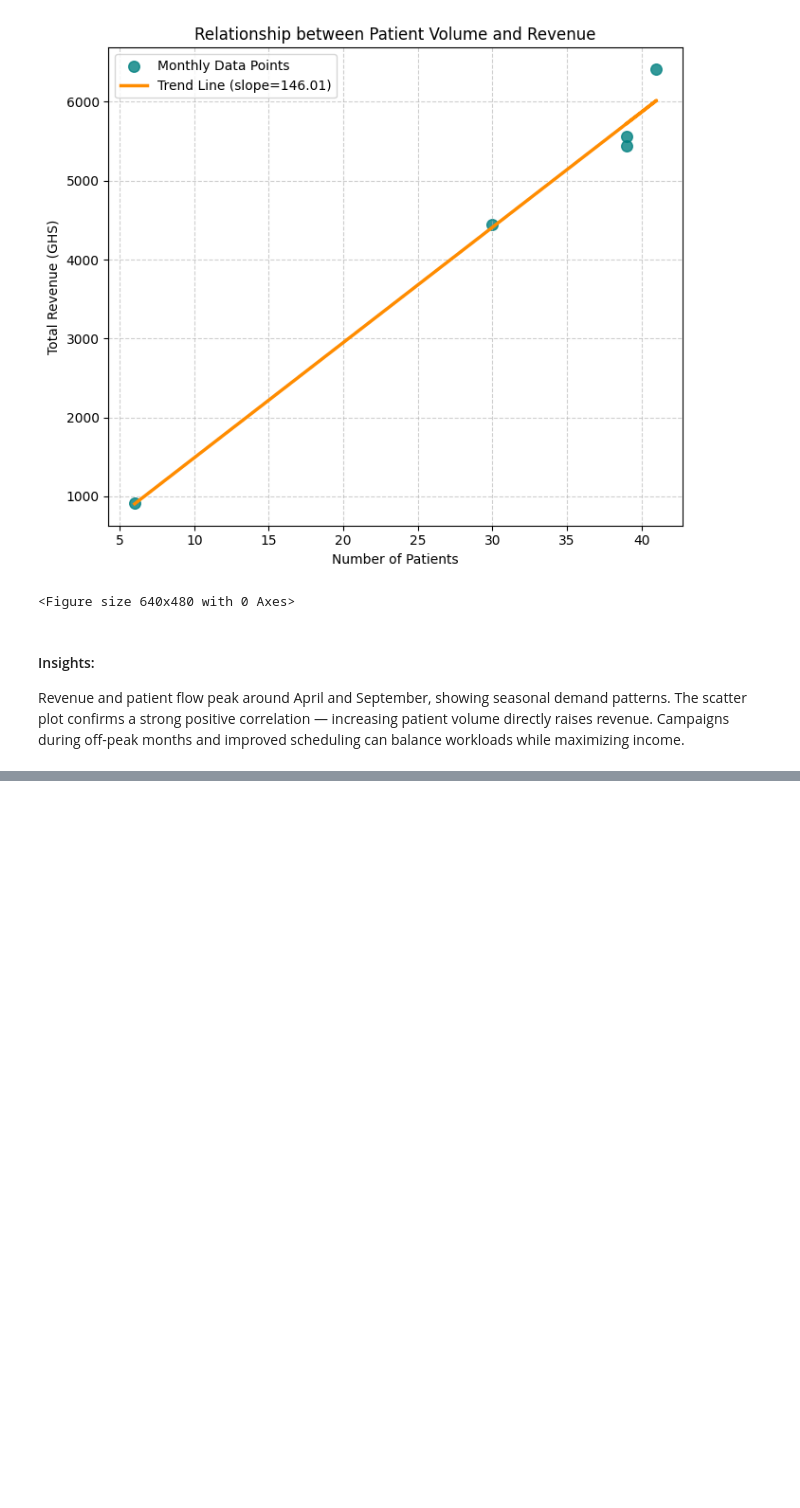
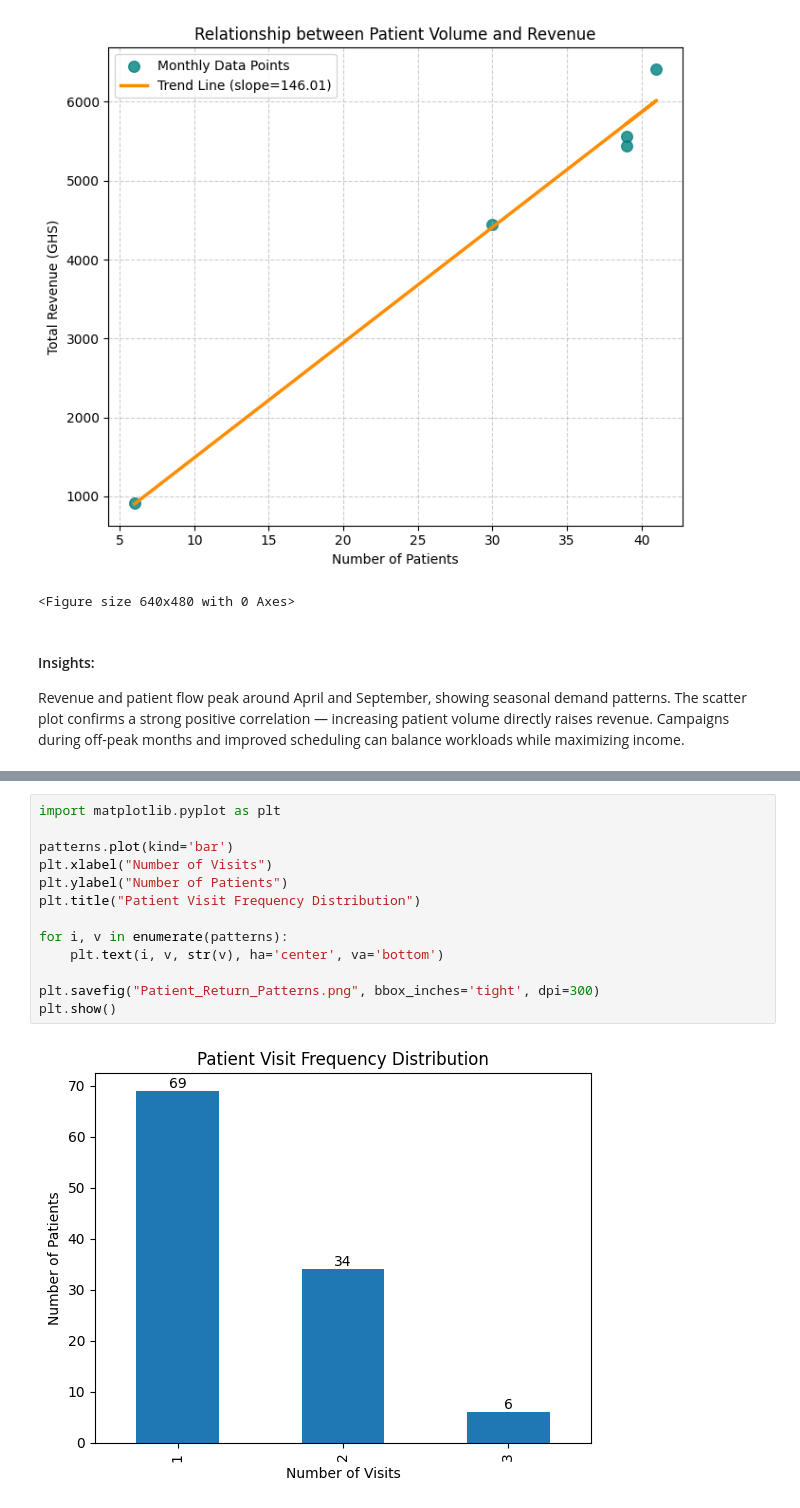
Before and after one commit to aquashie14/Med_Lab_Analysis, a Jupyter notebook: Notebooks/MLA.ipynb, the cells around one changed output, grey strips where cells are left out. Drawn from its saved outputs; the diff is of its cells as text; blank space fills up the shorter version.

```diff
--- a/Notebooks/MLA.ipynb
+++ b/Notebooks/MLA.ipynb
@@ -557,0 +592,15 @@ Campaigns during off-peak months and improved scheduling can balance workloads w
+# %%
+import matplotlib.pyplot as plt
+
+patterns.plot(kind='bar')
+plt.xlabel("Number of Visits")
+plt.ylabel("Number of Patients")
+plt.title("Patient Visit Frequency Distribution")
+
+for i, v in enumerate(patterns):
+    plt.text(i, v, str(v), ha='center', va='bottom')
+
+plt.savefig("Patient_Return_Patterns.png", bbox_inches='tight', dpi=300)
+plt.show()
+# %% [output]
+[figure, added]
```
Also changed, not shown: parts of 4 cells of this notebook, 8 other files.
